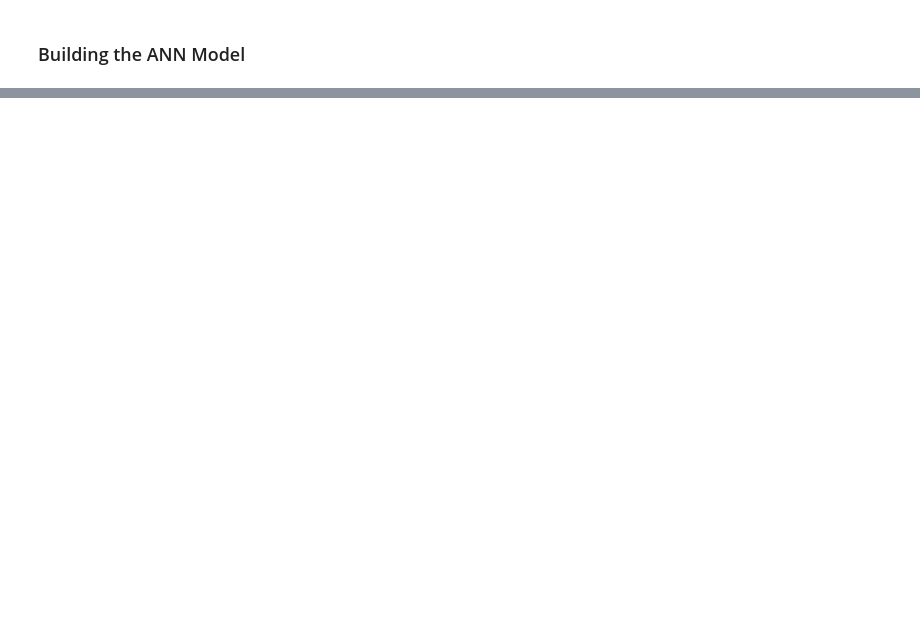
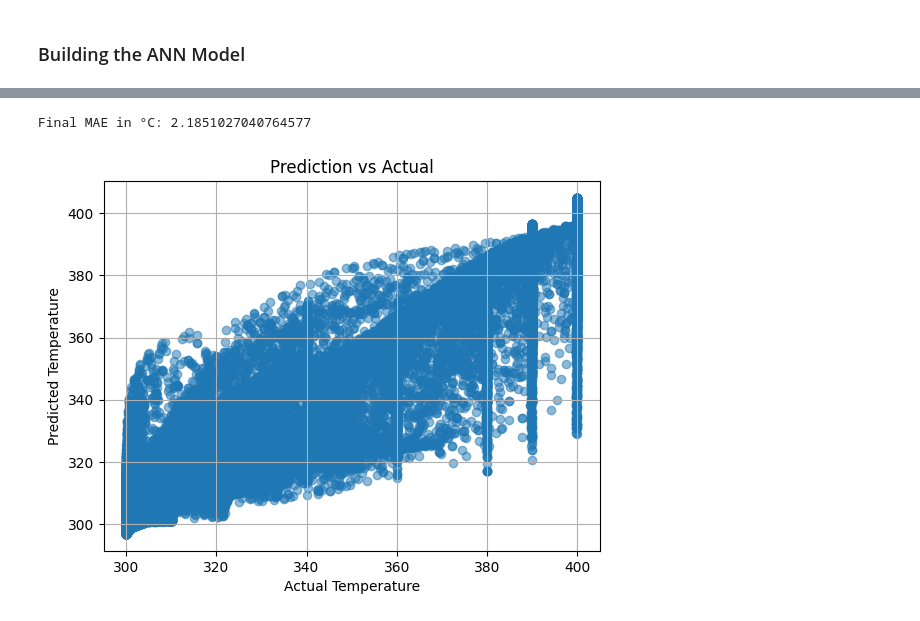
Before and after one commit to SDprogramer/Fins-Research-Simulation, a Jupyter notebook: 2D Data/code.ipynb, the cells around one changed output, grey strips where cells are left out. Cells and saved outputs as stored; diff of their text form; code cells hidden in the pictures; blank space fills up the shorter version.

```diff
--- a/2D Data/code.ipynb
+++ b/2D Data/code.ipynb
@@ -163,7 +168,7 @@ X_train_scaled.min(), X_train_scaled.max(), y_train.min(), y_train.max()
 # %% [markdown]
 ### Building the ANN Model
 # %%
-def huber_loss(y_true, y_pred, delta = 1.35):
+def huber_loss(y_true, y_pred, delta = 1.00):
     error = y_true - y_pred
     condition = tf.abs(error) <= delta
     squared_loss = 0.5 * tf.square(error)
@@ -172,26 +184,22 @@ def huber_loss(y_true, y_pred, delta = 1.35):
 # %%
 model = Sequential([
-    Dense(256, activation = 'swish', input_shape = (X_train_scaled.shape[1], )), #kernel_regularizer = l1_l2(l1 = 1e-5, l2 = 1e-4)), # Input layer
+    Dense(128, activation = 'swish', input_shape = (X_train_scaled.shape[1], )), # Input layer
     BatchNormalization(),
     Dropout(0.2),
-    Dense(128, activation = 'swish'), #kernel_regularizer = l1_l2(l1 = 1e-5, l2 = 1e-4)),
+    Dense(64, activation = 'swish'),
     BatchNormalization(),
     Dropout(0.2),
-    Dense(64, activation = 'swish'), #kernel_regularizer = l1_l2(l1 = 1e-5, l2 = 1e-4)),
-    # BatchNormalization(),
-    # Dense(64, activation = 'swish'),
-    # BatchNormalization(),
-    # Dropout(0.2),
-    # Dense(32, activation = 'swish'),
+    Dense(32, activation = 'swish'),
     Dropout(0.2),
+    Dense(16, activation = 'swish'),
     BatchNormalization(),
     Dense(1, activation = 'linear')
 ])
 
 optimizer = Adam(learning_rate = 0.001, clipnorm = 1.0)
-model.compile(optimizer = optimizer, loss = 'huber_loss', metrics = [huber_loss, 'mae'])
+model.compile(optimizer = optimizer, loss = huber_loss, metrics = [huber_loss, 'mae'])
 
-early_stop = EarlyStopping(patience = 5, min_delta = 0.0001, restore_best_weights = True)
+early_stop = EarlyStopping(patience = 5, min_delta = 0.001, restore_best_weights = True)
 reduce_rl = ReduceLROnPlateau(factor = 0.5, patience = 5, min_lr = 1e-6)
 
 model.summary()
@@ -215,5 +223,5 @@ Non-trainable params: 896
 _________________________________________________________________
 # %%
-model.fit(X_train_scaled, y_train_scaled, validation_data = (X_test_scaled, y_test_scaled), epochs = 10, batch_size = 64, callbacks = [reduce_rl, early_stop])
+model.fit(X_train_scaled, y_train_scaled, validation_data = (X_test_scaled, y_test_scaled), epochs = 10, batch_size = 32, callbacks = [reduce_rl, early_stop])
 # %% [output]
 Epoch 1/10
@@ -228,0 +240,3 @@ KeyboardInterrupt:
+# %%
+y_pred_scaled = model.predict(X_test_scaled)
+y_pred = y_scaler.inverse_transform(y_pred_scaled)
@@ -228,0 +245,14 @@ KeyboardInterrupt:
+# %%
+mae = mean_absolute_error(y_test, y_pred)
+print("Final MAE in °C:", mae)
+# %% [output]
+Final MAE in °C: 2.1851027040764577
+# %%
+plt.scatter(y_test, y_pred, alpha=0.5)
+plt.xlabel("Actual Temperature")
+plt.ylabel("Predicted Temperature")
+plt.title("Prediction vs Actual")
+plt.grid(True)
+plt.show()
+# %% [output]
+[figure, added]
```
Also changed, not shown: parts of 8 cells of this notebook, 14 other files.
